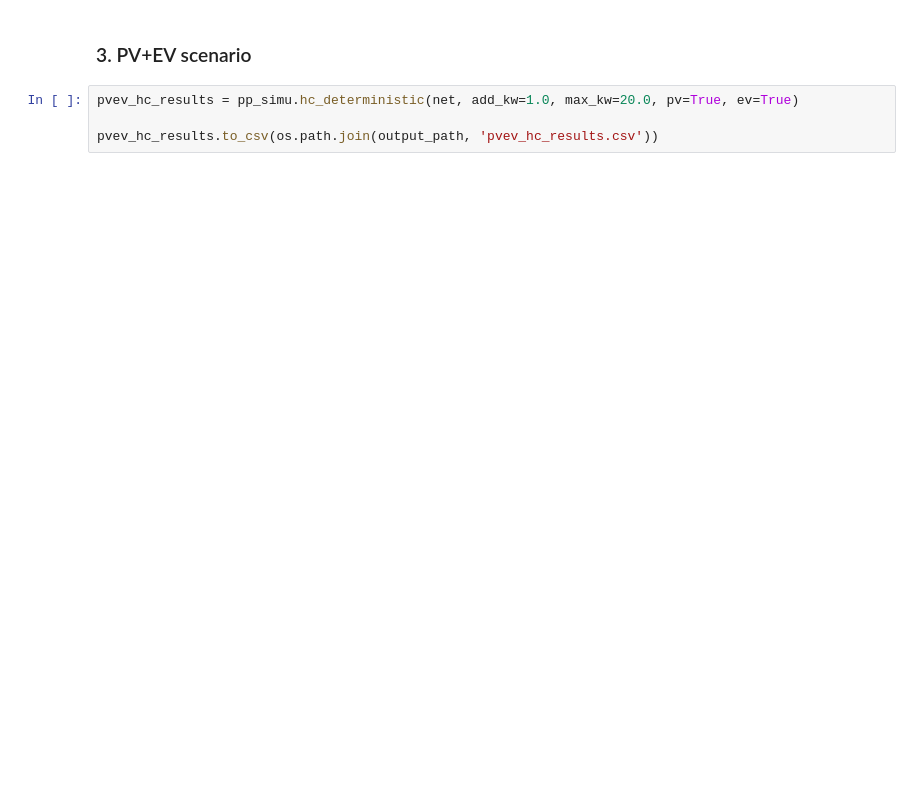
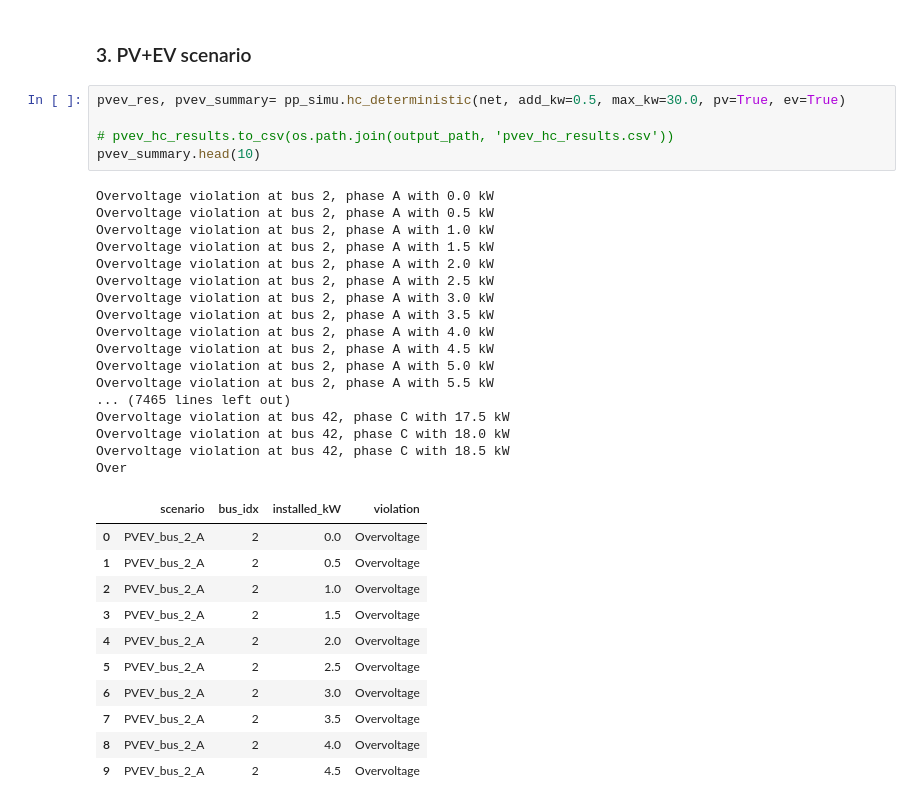
Before and after one commit to antoniovitorvb/IST-thesis-hosting-capacity, a Jupyter notebook: notebooks/deterministic_HC.ipynb, the cells around one changed output. Drawn from its saved outputs; the diff is of its cells as text; blank space fills up the shorter version.

```diff
--- a/notebooks/deterministic_HC.ipynb
+++ b/notebooks/deterministic_HC.ipynb
@@ -41,6 +150,36 @@ ev_hc_results.to_csv(os.path.join(output_path, 'ev_hc_results.csv'))
 # %% [markdown]
 ### 3. PV+EV scenario
 # %%
-pvev_hc_results = pp_simu.hc_deterministic(net, add_kw=1.0, max_kw=20.0, pv=True, ev=True)
+pvev_res, pvev_summary= pp_simu.hc_deterministic(net, add_kw=0.5, max_kw=30.0, pv=True, ev=True)
 
-pvev_hc_results.to_csv(os.path.join(output_path, 'pvev_hc_results.csv'))
+# pvev_hc_results.to_csv(os.path.join(output_path, 'pvev_hc_results.csv'))
+pvev_summary.head(10)
+# %% [output]
+Overvoltage violation at bus 2, phase A with 0.0 kW
+Overvoltage violation at bus 2, phase A with 0.5 kW
+Overvoltage violation at bus 2, phase A with 1.0 kW
+Overvoltage violation at bus 2, phase A with 1.5 kW
+Overvoltage violation at bus 2, phase A with 2.0 kW
+Overvoltage violation at bus 2, phase A with 2.5 kW
+Overvoltage violation at bus 2, phase A with 3.0 kW
+Overvoltage violation at bus 2, phase A with 3.5 kW
+Overvoltage violation at bus 2, phase A with 4.0 kW
+Overvoltage violation at bus 2, phase A with 4.5 kW
+Overvoltage violation at bus 2, phase A with 5.0 kW
+Overvoltage violation at bus 2, phase A with 5.5 kW
+... (7465 lines left out)
+Overvoltage violation at bus 42, phase C with 17.5 kW
+Overvoltage violation at bus 42, phase C with 18.0 kW
+Overvoltage violation at bus 42, phase C with 18.5 kW
+Over
+|  | scenario | bus_idx | installed_kW | violation |
+| 0 | PVEV_bus_2_A | 2 | 0.0 | Overvoltage |
+| 1 | PVEV_bus_2_A | 2 | 0.5 | Overvoltage |
+| 2 | PVEV_bus_2_A | 2 | 1.0 | Overvoltage |
+| 3 | PVEV_bus_2_A | 2 | 1.5 | Overvoltage |
+| 4 | PVEV_bus_2_A | 2 | 2.0 | Overvoltage |
+| 5 | PVEV_bus_2_A | 2 | 2.5 | Overvoltage |
+| 6 | PVEV_bus_2_A | 2 | 3.0 | Overvoltage |
+| 7 | PVEV_bus_2_A | 2 | 3.5 | Overvoltage |
+| 8 | PVEV_bus_2_A | 2 | 4.0 | Overvoltage |
+| 9 | PVEV_bus_2_A | 2 | 4.5 | Overvoltage |
```
Also changed, not shown: parts of 4 cells of this notebook, 15 other files.
